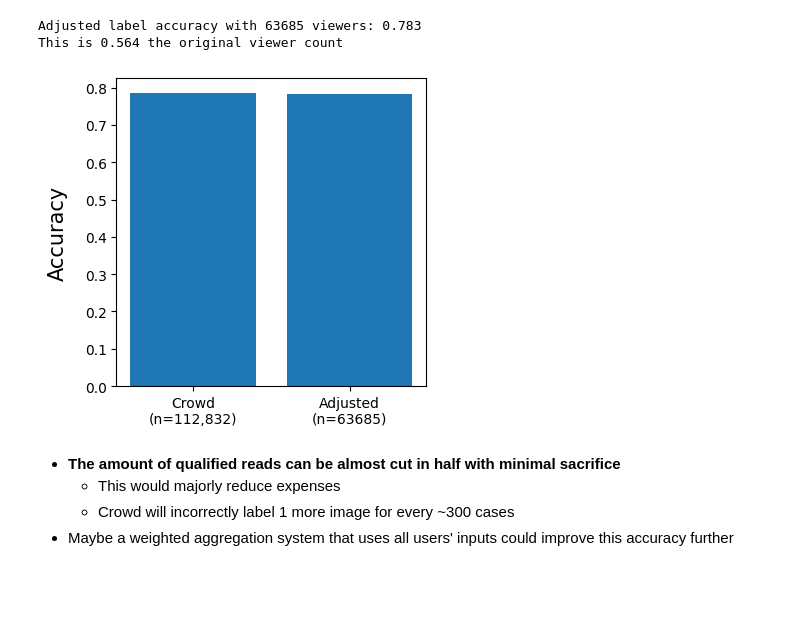
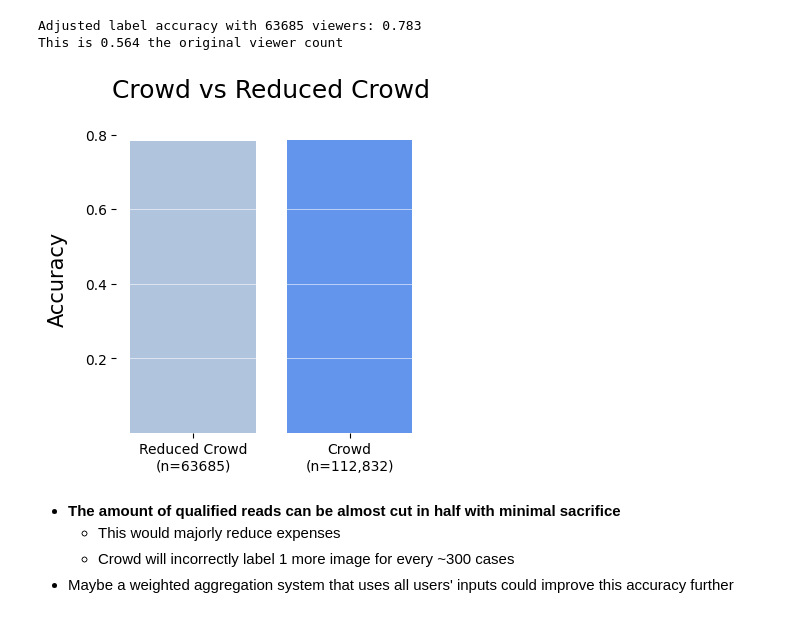
Before and after one commit to Pschnizer/OpenAvenues, a Jupyter notebook: Work.ipynb, the cells around one changed output. Saved outputs shown, nothing was run; the diff lists cells and outputs as text; code cells hidden in the pictures; blank space fills up the shorter version.

```diff
--- a/Work.ipynb
+++ b/Work.ipynb
@@ -525,11 +540,16 @@ Adjusted label accuracy with 63685 viewers: 0.783
 This is 0.564 the original viewer count
 # %%
 plt.figure(figsize=(4,4))
-plt.bar(['Crowd\n(n=112,832)',f'Adjusted\n(n={total_viewers})'],[crowd, adjusted])
+ax = plt.subplot(111)
+ax.bar([f'Reduced Crowd\n(n={total_viewers})', 'Crowd\n(n=112,832)'],[adjusted, crowd], color = ['lightsteelblue', 'cornflowerblue'])
+[ax.spines[i].set_visible(False) for i in ax.spines]
+plt.grid(axis = 'y', color = 'white', linewidth=0.4)
+plt.yticks(np.arange(0.2,1,0.2))
 plt.ylabel('Accuracy',fontsize=15,labelpad=12)
+plt.title('Crowd vs Reduced Crowd', fontsize=18, pad=20)
 plt.show()
 # %% [output]
-[figure, old version]
+[figure, new version]
 # %% [markdown]
 - **The amount of qualified reads can be almost cut in half with minimal sacrifice**
     - This would majorly reduce expenses
```
Also changed, not shown: parts of 39 cells of this notebook.
